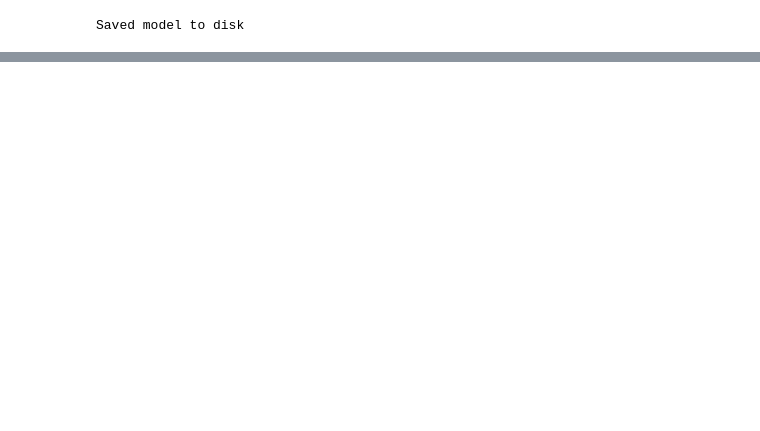
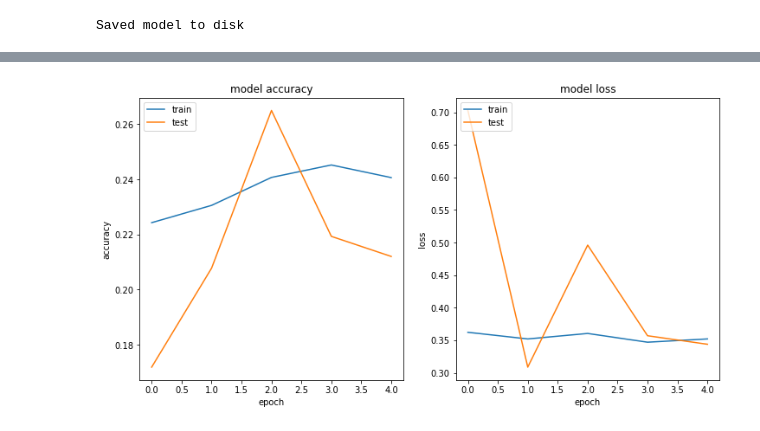
Before and after one commit to yairh/finalproject, a Jupyter notebook: multilabel_aug.ipynb, the cells around one changed output, grey strips where cells are left out. Saved outputs shown, nothing was run; the diff lists cells and outputs as text; code cells hidden in the pictures; blank space fills up the shorter version.

```diff
--- a/multilabel_aug.ipynb
+++ b/multilabel_aug.ipynb
@@ -333,3 +368,25 @@ Saved model to disk
+# %%
+#metrics
+fig = plt.figure(figsize=(12,6))
+plt.subplot(121)
+plt.plot(history.history['categorical_accuracy'])
+plt.plot(history.history['val_categorical_accuracy'])
+plt.title('model accuracy')
+plt.ylabel('accuracy')
+plt.xlabel('epoch')
+plt.legend(['train', 'test'], loc='upper left')
+
+plt.subplot(122)
+plt.plot(history.history['loss'])
+plt.plot(history.history['val_loss'])
+plt.title('model loss')
+plt.ylabel('loss')
+plt.xlabel('epoch')
+plt.legend(['train', 'test'], loc='upper left')
+plt.show()
+fig.savefig('output/history_{}.png'.format(model_name))
+# %% [output]
+[figure, added]
 # %%
 test_generator = ChestGen(test_path,val_batchsize,augment=False)
 prediction = model.predict_generator(test_generator,
```
Also changed, not shown: parts of 13 cells of this notebook.
